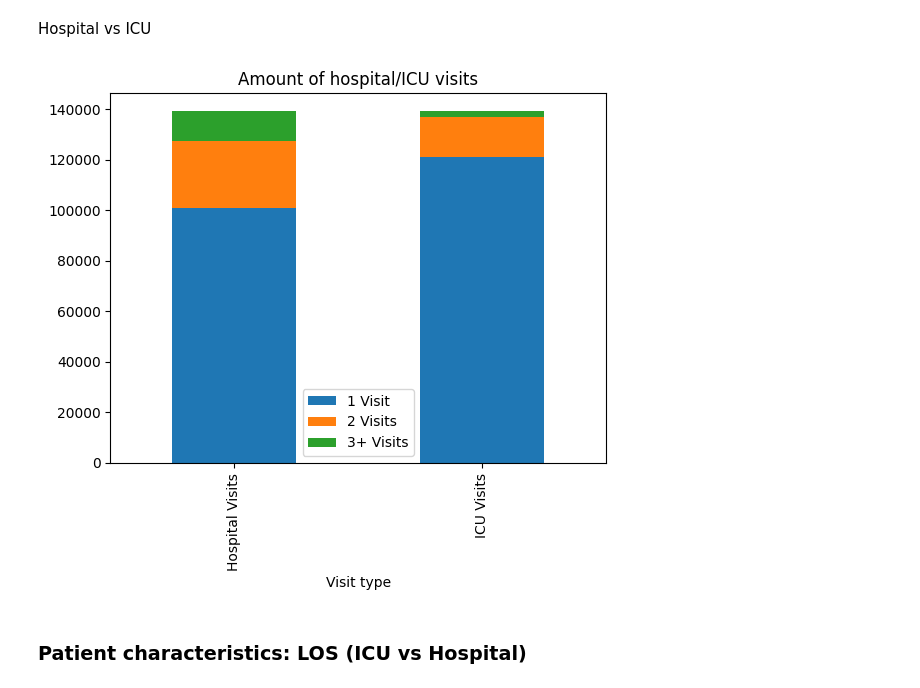
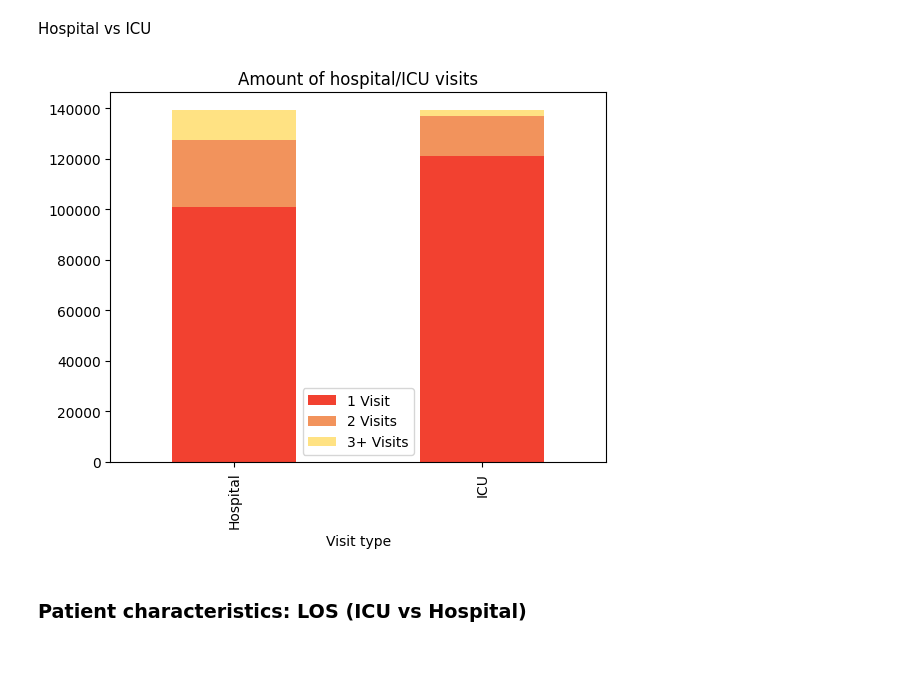
Before and after one commit to dilaratank/eicu-data-exploration, a Jupyter notebook: dataExploration/dataExploration-icumortality.ipynb, the cells around one changed output. Saved outputs shown, nothing was run; the diff lists cells and outputs as text; code cells hidden in the pictures; blank space fills up the shorter version.

```diff
--- a/dataExploration/dataExploration-icumortality.ipynb
+++ b/dataExploration/dataExploration-icumortality.ipynb
@@ -207,12 +208,12 @@ plt.show()
 # %% [markdown]
 Hospital vs ICU
 # %%
-data_frame = pd.DataFrame([['Hospital Visits', visitAmount['counts'][0], visitAmount['counts'][1], visitAmount['counts'][2]], ['ICU Visits', uniqueICUvisnum['counts'][0], uniqueICUvisnum['counts'][1], uniqueICUvisnum['counts'][2]]],
+data_frame = pd.DataFrame([['Hospital', visitAmount['counts'][0], visitAmount['counts'][1], visitAmount['counts'][2]], ['ICU', uniqueICUvisnum['counts'][0], uniqueICUvisnum['counts'][1], uniqueICUvisnum['counts'][2]]],
                   columns=['Visit type', '1 Visit', '2 Visits', '3+ Visits'])
-data_frame.plot(x='Visit type', kind='bar', stacked=True, title='Amount of hospital/ICU visits')
+data_frame.plot(x='Visit type', kind='bar', stacked=True, title='Amount of hospital/ICU visits', color=['#F24130', '#F2935C', '#FFE283'])
 plt.show()
 # %% [output]
-[figure, old version]
+[figure, new version]
 # %% [markdown]
 ### Patient characteristics: LOS (ICU vs Hospital)
 # %%
```
Also changed, not shown: parts of 11 cells of this notebook, 1 other file.
